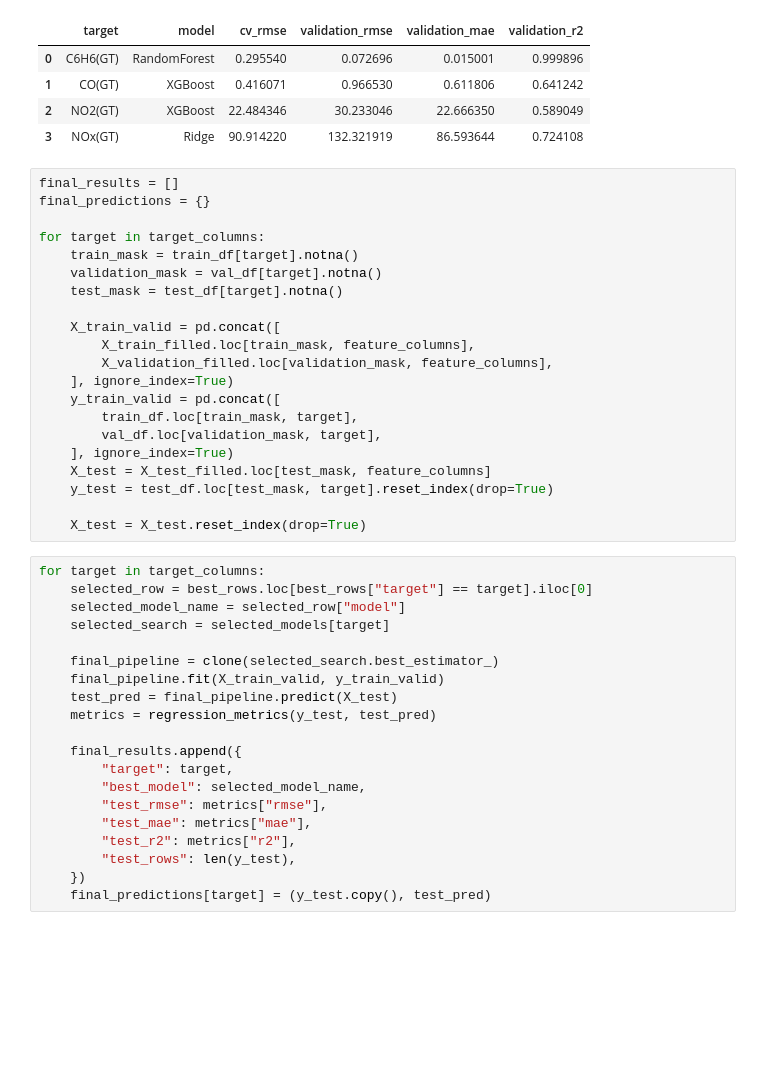
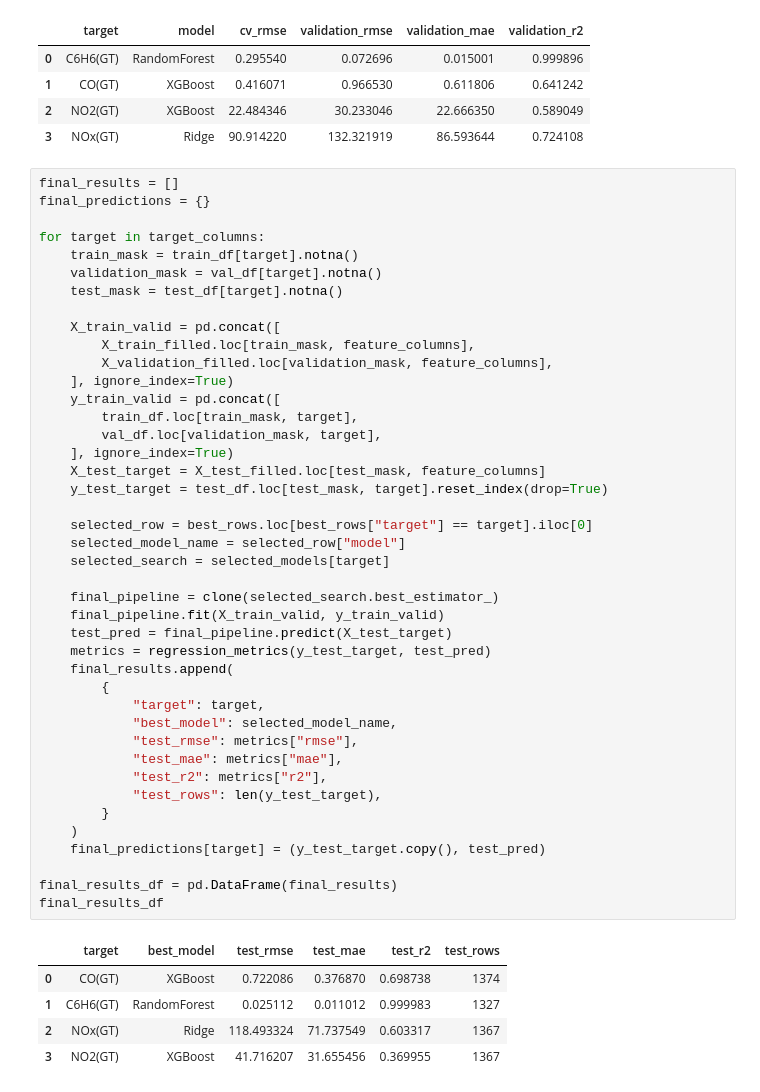
Before and after one commit to AkmalFazli27/air-quality-estimation, a Jupyter notebook: notebooks/modeling.ipynb, the cells around one changed output. Saved outputs shown, nothing was run; the diff lists cells and outputs as text; blank space fills up the shorter version.

```diff
--- a/notebooks/modeling.ipynb
+++ b/notebooks/modeling.ipynb
@@ -212,41 +213,48 @@ selected_models = {
 # %%
 final_results = []
 final_predictions = {}
 
 for target in target_columns:
     train_mask = train_df[target].notna()
     validation_mask = val_df[target].notna()
     test_mask = test_df[target].notna()
 
     X_train_valid = pd.concat([
         X_train_filled.loc[train_mask, feature_columns],
         X_validation_filled.loc[validation_mask, feature_columns],
     ], ignore_index=True)
     y_train_valid = pd.concat([
         train_df.loc[train_mask, target],
         val_df.loc[validation_mask, target],
     ], ignore_index=True)
-    X_test = X_test_filled.loc[test_mask, feature_columns]
-    y_test = test_df.loc[test_mask, target].reset_index(drop=True)
+    X_test_target = X_test_filled.loc[test_mask, feature_columns]
+    y_test_target = test_df.loc[test_mask, target].reset_index(drop=True)
 
-    X_test = X_test.reset_index(drop=True)
+    selected_row = best_rows.loc[best_rows["target"] == target].iloc[0]
+    selected_model_name = selected_row["model"]
+    selected_search = selected_models[target]
+
+    final_pipeline = clone(selected_search.best_estimator_)
+    final_pipeline.fit(X_train_valid, y_train_valid)
+    test_pred = final_pipeline.predict(X_test_target)
+    metrics = regression_metrics(y_test_target, test_pred)
+    final_results.append(
+        {
+            "target": target,
+            "best_model": selected_model_name,
+            "test_rmse": metrics["rmse"],
+            "test_mae": metrics["mae"],
+            "test_r2": metrics["r2"],
+            "test_rows": len(y_test_target),
+        }
+    )
+    final_predictions[target] = (y_test_target.copy(), test_pred)
+
+final_results_df = pd.DataFrame(final_results)
+final_results_df
+# %% [output]
+|  | target | best_model | test_rmse | test_mae | test_r2 | test_rows |
+| 0 | CO(GT) | XGBoost | 0.722086 | 0.376870 | 0.698738 | 1374 |
+| 1 | C6H6(GT) | RandomForest | 0.025112 | 0.011012 | 0.999983 | 1327 |
+| 2 | NOx(GT) | Ridge | 118.493324 | 71.737549 | 0.603317 | 1367 |
+| 3 | NO2(GT) | XGBoost | 41.716207 | 31.655456 | 0.369955 | 1367 |
-# %%
-for target in target_columns:
-    selected_row = best_rows.loc[best_rows["target"] == target].iloc[0]
-    selected_model_name = selected_row["model"]
-    selected_search = selected_models[target]
-
-    final_pipeline = clone(selected_search.best_estimator_)
-    final_pipeline.fit(X_train_valid, y_train_valid)
-    test_pred = final_pipeline.predict(X_test)
-    metrics = regression_metrics(y_test, test_pred)
-
-    final_results.append({
-        "target": target,
-        "best_model": selected_model_name,
-        "test_rmse": metrics["rmse"],
-        "test_mae": metrics["mae"],
-        "test_r2": metrics["r2"],
-        "test_rows": len(y_test),
-    })
-    final_predictions[target] = (y_test.copy(), test_pred)
```
Also changed, not shown: parts of 3 cells of this notebook.
